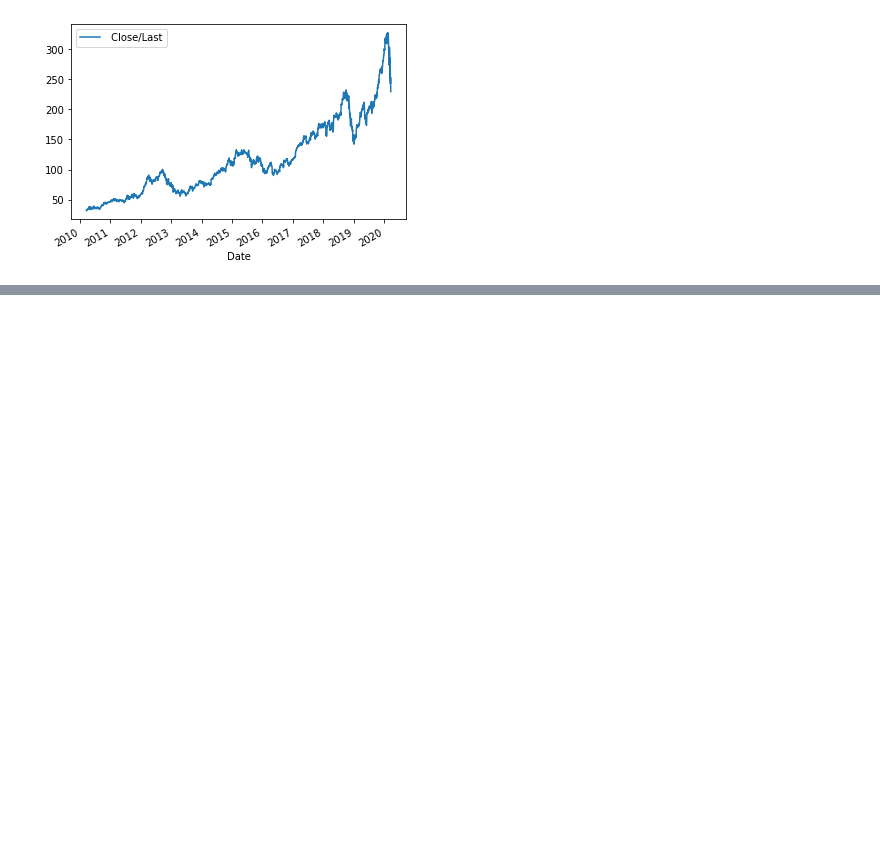
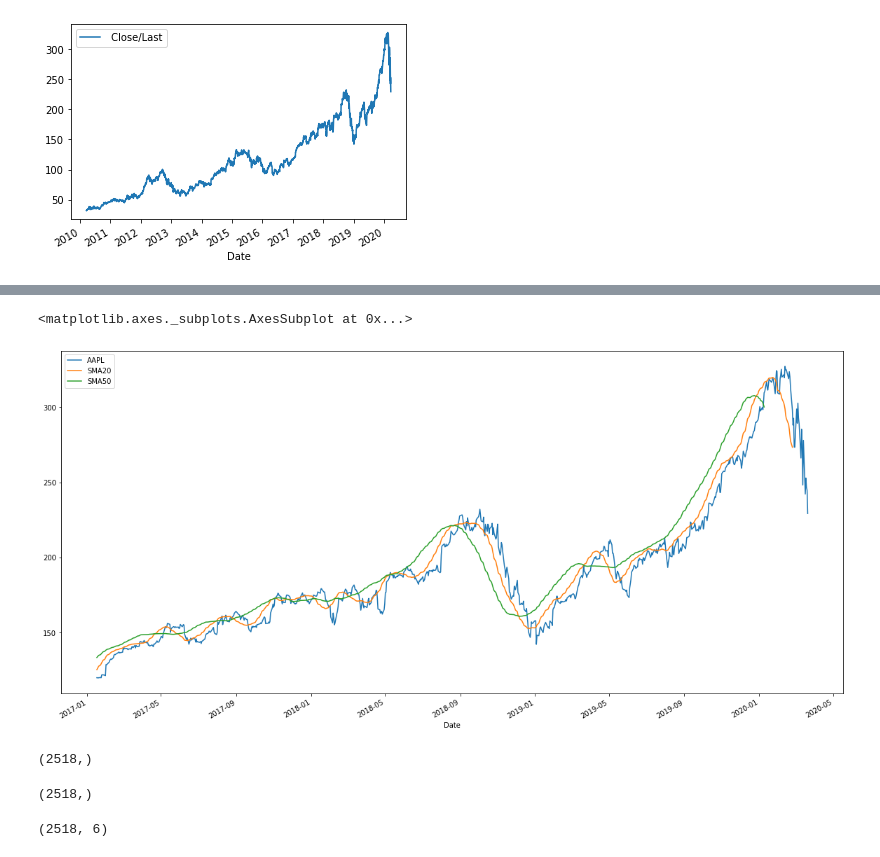
Before and after one commit to eugene-yzm/fxplore, a Jupyter notebook: Stock Quotes Analysis.ipynb, the cells around one changed output, grey strips where cells are left out. Saved outputs shown, nothing was run; the diff lists cells and outputs as text; code cells hidden in the pictures; blank space fills up the shorter version.

```diff
--- a/Stock Quotes Analysis.ipynb
+++ b/Stock Quotes Analysis.ipynb
@@ -61,0 +78,25 @@ aapl.plot(x='Date',y=' Close/Last')
+# %%
+aapl_sma20 = aapl[' Close/Last'].rolling(20).mean()
+aapl_sma50 = aapl[' Close/Last'].rolling(50).mean()
+# %%
+pd.DataFrame({
+    'Date': aapl['Date'][:800],
+    'AAPL': aapl[' Close/Last'][:800],
+    'SMA20': aapl_sma20[:800],
+    'SMA50': aapl_sma50[:800]
+}).plot(x='Date', figsize=(20,10))
+# %% [output]
+<matplotlib.axes._subplots.AxesSubplot at 0x...>
+[figure, added]
+# %%
+aapl_sma20.shape
+# %% [output]
+(2518,)
+# %%
+aapl_sma50.shape
+# %% [output]
+(2518,)
+# %%
+aapl.shape
+# %% [output]
+(2518, 6)
```
Also changed, not shown: parts of 16 cells of this notebook.
